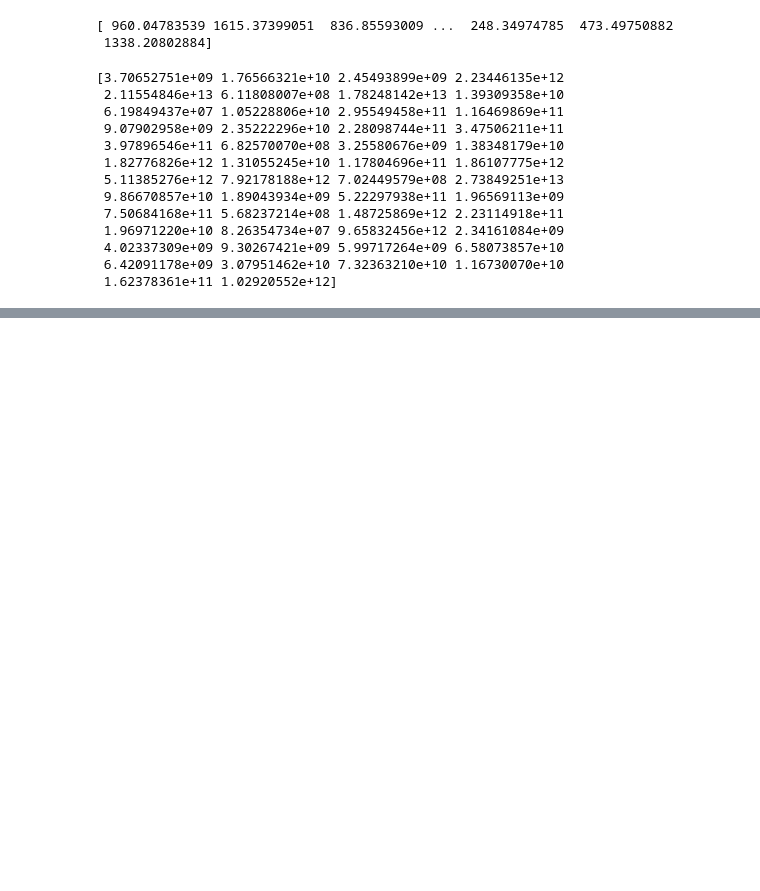
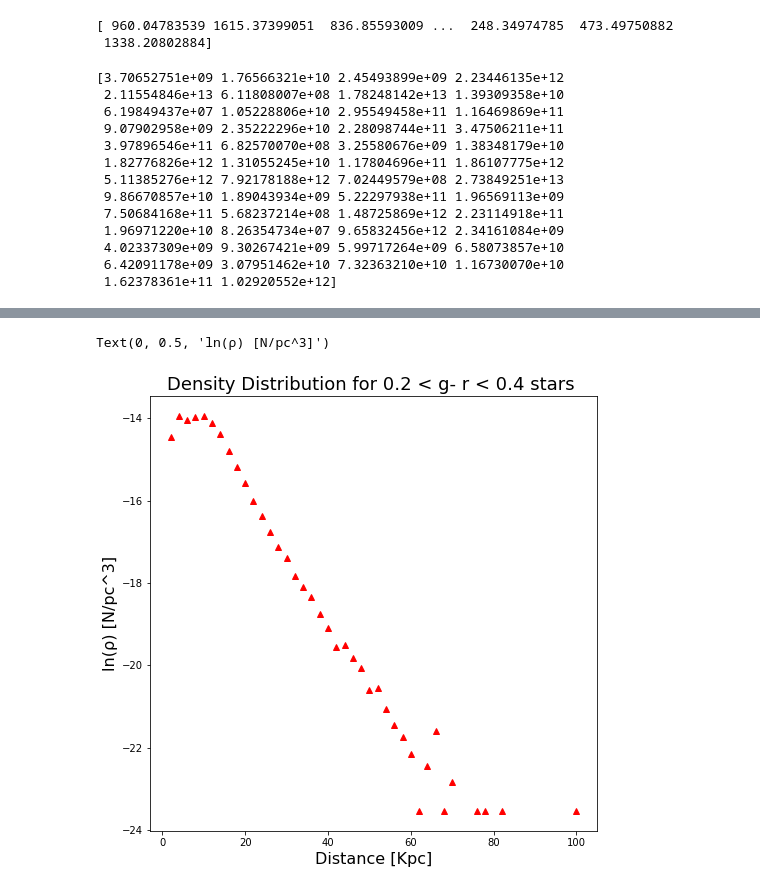
Before and after one commit to aquinocosme/ASTR3190-Introduction-to-Research-in-Astronomy, a Jupyter notebook: Research/ResearchProject_AquinoOvelar.ipynb, the cells around one changed output, grey strips where cells are left out. Saved outputs shown, nothing was run; the diff lists cells and outputs as text; code cells hidden in the pictures; blank space fills up the shorter version.

```diff
--- a/Research/ResearchProject_AquinoOvelar.ipynb
+++ b/Research/ResearchProject_AquinoOvelar.ipynb
@@ -205,15 +205,9 @@ The minimum distance is: 577.277196 parsec
 # %%
-#Computes volumes of a bin
-##WE will assume we hav the volume
-
-#Computes density within a range
-def density_range(numStars,distancesArray,numBins):
-     """
-    Calculates the density within a given range of distance for a data table.
-
-            Parameters:
-                lower_distance: float array of
-                upper_distance: float array of apparent magnitude of a particular band
-            Returns:
-                distances in parsecs(float array)
-    """
+#TODO: Computes volumes of a bin: From the previous distribution of stars we can create 50 bins
+#ONE:The Volumnes will be evenly spaced so we can treat them separately(?) and calculate the number of stars in each box(?)
+target_volume = 4/3*np.pi*pow(2000,3)
+for i in range(1,bins.size):
+    for j in range(target_distances.size):
+        if (target_distances[j] <= bins[i] and target_distances[j] > bins[i-1]):
+            target_ctr[i] += 1
+print(target_ctr) # I genuinely believe these are the numbers of stars in every bin
@@ -219,0 +224,11 @@ def density_range(numStars,distancesArray,numBins):
+# %%
+#defines densities
+target_densities = (target_ctr/target_volume)
+plt.figure(figsize=(8,8))
+plt.plot(bins/1000,np.log(target_densities),'^',color = 'red')
+plt.title('Density Distribution for 0.2 < g- r < 0.4 stars ', fontsize =18)
+plt.xlabel('Distance [Kpc]',fontsize = 16)
+plt.ylabel('ln(ρ) [N/pc^3]',fontsize =16)
+# %% [output]
+Text(0, 0.5, 'ln(ρ) [N/pc^3]')
+[figure, added]
```
Also changed, not shown: parts of 4 cells of this notebook.
